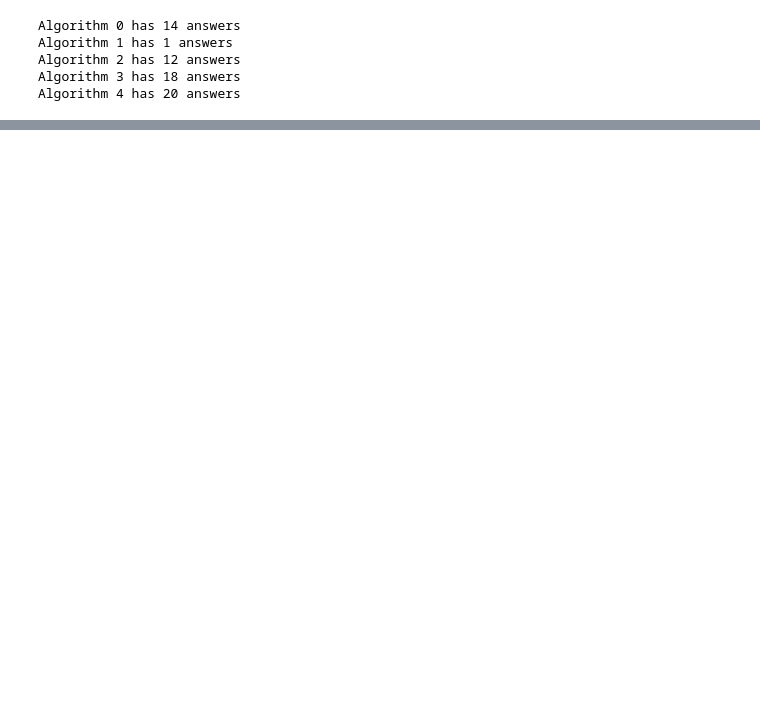
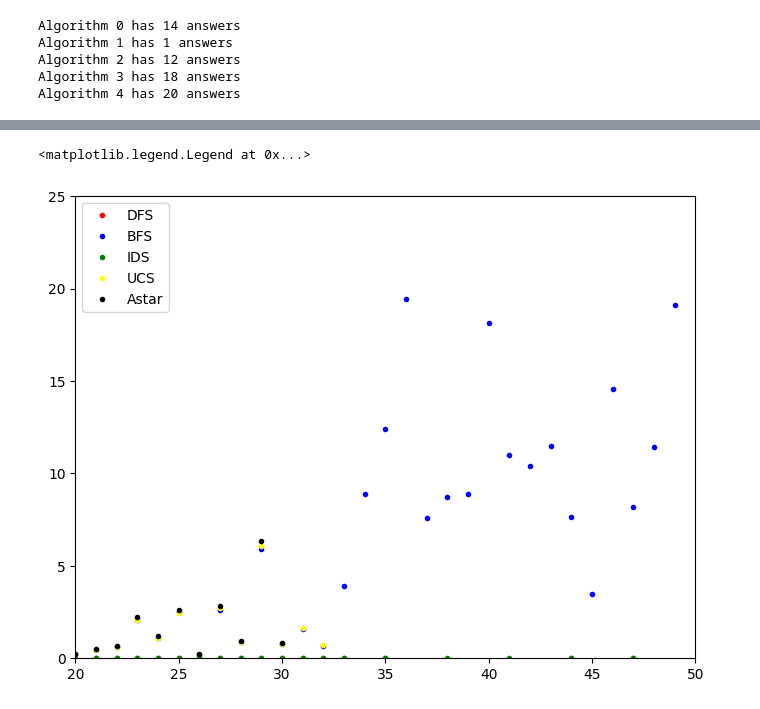
Before and after one commit to rayanf/8-puzzel, a Jupyter notebook: analisysAlgorithm.ipynb, the cells around one changed output, grey strips where cells are left out. Saved outputs shown, nothing was run; the diff lists cells and outputs as text; code cells hidden in the pictures; blank space fills up the shorter version.

```diff
--- a/analisysAlgorithm.ipynb
+++ b/analisysAlgorithm.ipynb
@@ -159,0 +131,13 @@ new.isna().sum().sum() /2
+# %%
+plt.figure(figsize=(8,6))
+plt.ylim(0, 25)
+plt.xlim(20, 50)
+plt.plot(rec.iloc[:,0+5], '.', color='red')
+plt.plot(rec.iloc[:,1+5], '.', color='blue')
+plt.plot(rec.iloc[:,2+5], '.', color='green')
+plt.plot(rec.iloc[:,3+5], '.', color='yellow')
+plt.plot(rec.iloc[:,4+5], '.', color='black')
+plt.legend(['DFS', 'BFS', 'IDS', 'UCS', 'Astar'])
+# %% [output]
+<matplotlib.legend.Legend at 0x...>
+[figure, added]
```
Also changed, not shown: parts of 9 cells of this notebook, 2 other files.
